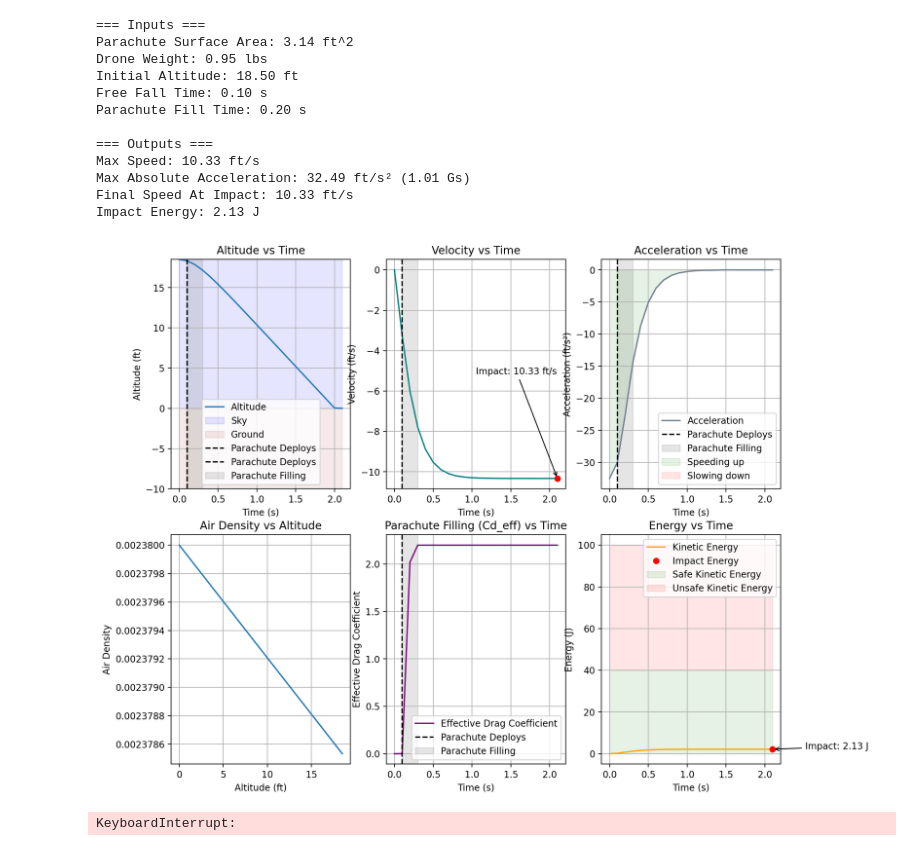
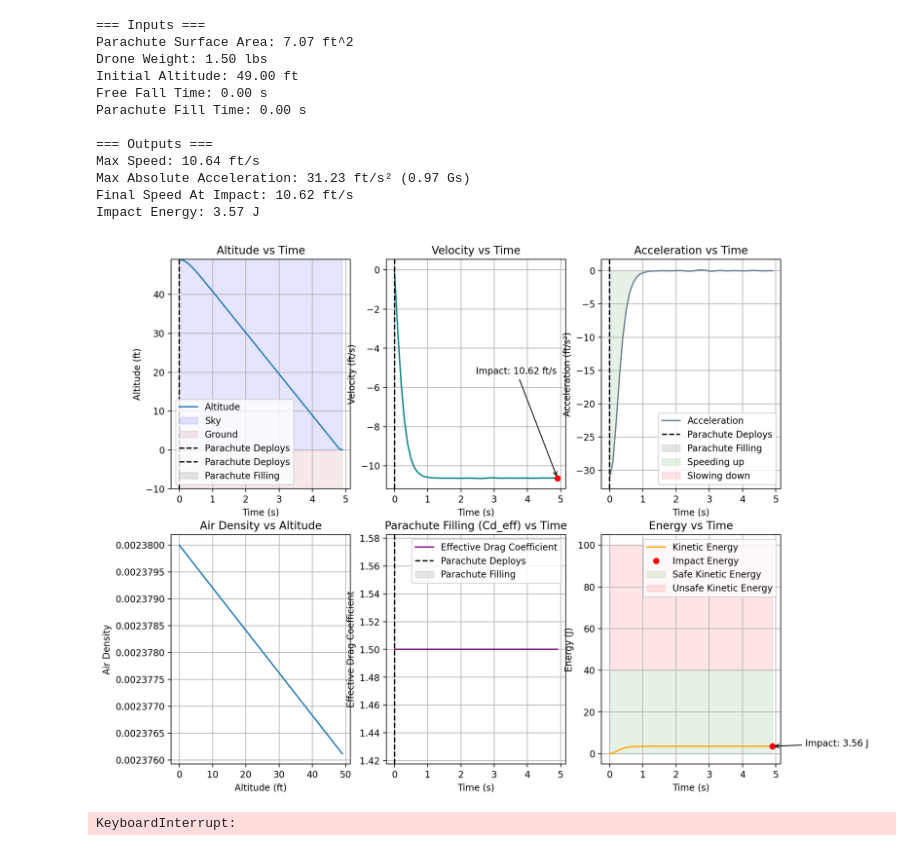
Before and after one commit to rcrym/drone-parachute, a Jupyter notebook: parachute-simulation.ipynb, the cells around one changed output. Saved outputs shown, nothing was run; the diff lists cells and outputs as text; code cells hidden in the pictures.

```diff
--- a/parachute-simulation.ipynb
+++ b/parachute-simulation.ipynb
@@ -283,9 +283,9 @@ def example_calculation():
     # Example parameters (using imperial units)
     params = ParachuteParameters(
         # So=7.07,    # ft²
-        So = 3.14,
-        Wt=0.948,    # lbs (Matrice 3000 with single gimbal and 2 batteries is 6.47 kg)
-        Cdo=2.2,   # typical value for round parachutes
+        So = 7.07,
+        Wt=1.5,    # lbs (Matrice 3000 with single gimbal and 2 batteries is 6.47 kg)
+        Cdo=1.5,   # typical value for round parachutes
         n=3,        # typical value for round parachutes
         payload_surface_area=0.375,  # Example payload surface area (ft²)
         payload_drag_coefficient=1.5  # Example payload drag coefficient
@@ -311,7 +311,7 @@ def example_calculation():
     # print(f"Sea Level Descent Rate: {vco:.2f} ft/s")
 
     # Run and plot complete descent simulation
-    calculator.plot_descent_simulation(Wt=params.Wt, initial_altitude=18.5, free_fall_time=0.1, dt=0.1, fill_time=0.2)  # 5000 ft initial altitude
+    calculator.plot_descent_simulation(Wt=params.Wt, initial_altitude=49, free_fall_time=0, dt=0.1, fill_time=0)  # 5000 ft initial altitude
 
     # params = ParachuteParameters(
     #     So=10,    # ft²
@@ -498,41 +498,41 @@ def impact_energy_surface(weight_range, area_range, initial_altitude, Cdo):
 
     # Flip Altitude and Velocity axes
     ax.plot_surface(W, A, impact_energies, cmap='RdYlGn_r', edgecolor='none', alpha=0.9)
 
     # Customize axis directions
     ax.set_xlim(weight_range[1], weight_range[0])  # Reverse weight axis
     ax.set_ylim(area_range[1], area_range[0])      # Reverse area axis
 
     # Axis labels
     ax.set_title("Impact Energy")
     ax.set_xlabel("Weight (lbs)")
     ax.set_ylabel("Parachute Area (ft²)")
     ax.set_zlabel("Impact Energy (Joules)")
 
     # Add color bar for gradient
     mappable = plt.cm.ScalarMappable(cmap='RdYlGn_r')
     mappable.set_array(impact_energies)
     cbar = fig.colorbar(mappable, ax=ax, pad=0.1)
     cbar.set_label("Impact Energy (J)")
 
     plt.show()
 
 
 
 if __name__ == "__main__":
     example_calculation()
 # %% [output]
 === Inputs ===
-Parachute Surface Area: 3.14 ft^2
-Drone Weight: 0.95 lbs
-Initial Altitude: 18.50 ft
-Free Fall Time: 0.10 s
-Parachute Fill Time: 0.20 s
+Parachute Surface Area: 7.07 ft^2
+Drone Weight: 1.50 lbs
+Initial Altitude: 49.00 ft
+Free Fall Time: 0.00 s
+Parachute Fill Time: 0.00 s
 
 === Outputs ===
-Max Speed: 10.33 ft/s
-Max Absolute Acceleration: 32.49 ft/s² (1.01 Gs)
-Final Speed At Impact: 10.33 ft/s
-Impact Energy: 2.13 J
+Max Speed: 10.64 ft/s
+Max Absolute Acceleration: 31.23 ft/s² (0.97 Gs)
+Final Speed At Impact: 10.62 ft/s
+Impact Energy: 3.57 J
-[figure, old version]
+[figure, new version]
 KeyboardInterrupt:
```
Also changed, not shown: 27 other files.
